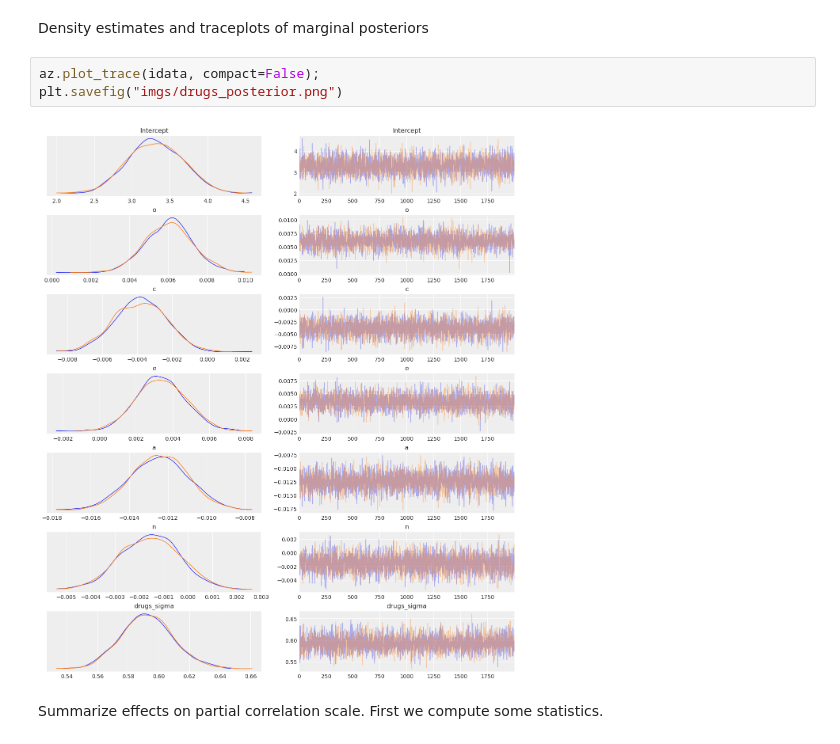
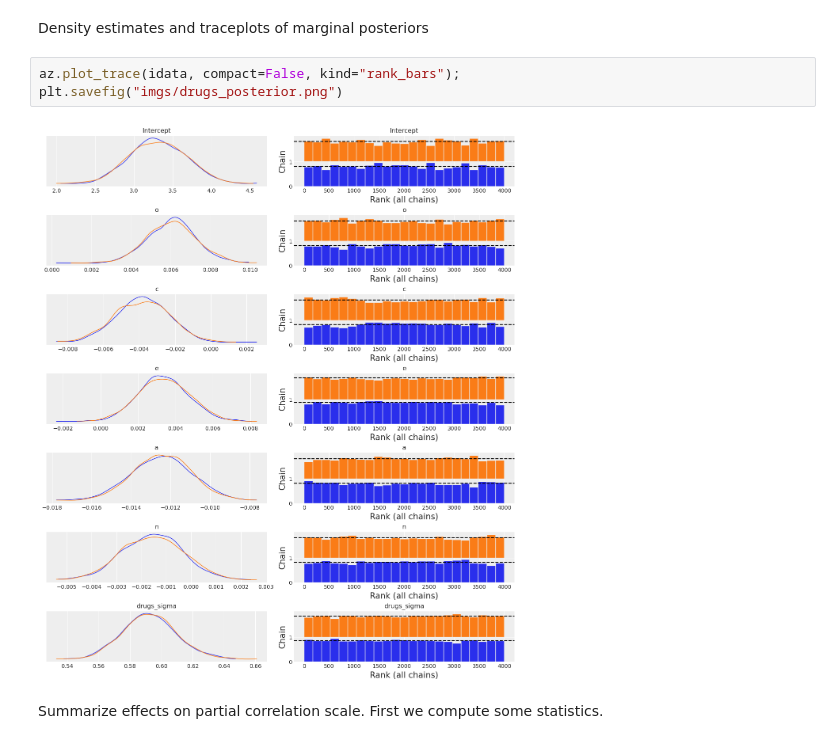
Before and after one commit to bambinos/paper, a Jupyter notebook: 01_multiple_linear_regression.ipynb, the cells around one changed output. Drawn from its saved outputs; the diff is of its cells as text.

Commit message:
linear regression example now uses kind='rank_bars' for the traces

```diff
--- a/01_multiple_linear_regression.ipynb
+++ b/01_multiple_linear_regression.ipynb
@@ -63,10 +63,10 @@ az.summary(idata)
 # %% [markdown]
 Density estimates and traceplots of marginal posteriors
 # %%
-az.plot_trace(idata, compact=False);
+az.plot_trace(idata, compact=False, kind="rank_bars");
 plt.savefig("imgs/drugs_posterior.png")
 # %% [output]
-[figure, old version]
+[figure, new version]
 # %% [markdown]
 Summarize effects on partial correlation scale. First we compute some statistics.
 # %%
```
Also changed, not shown: parts of 2 cells of this notebook, 4 other files.
